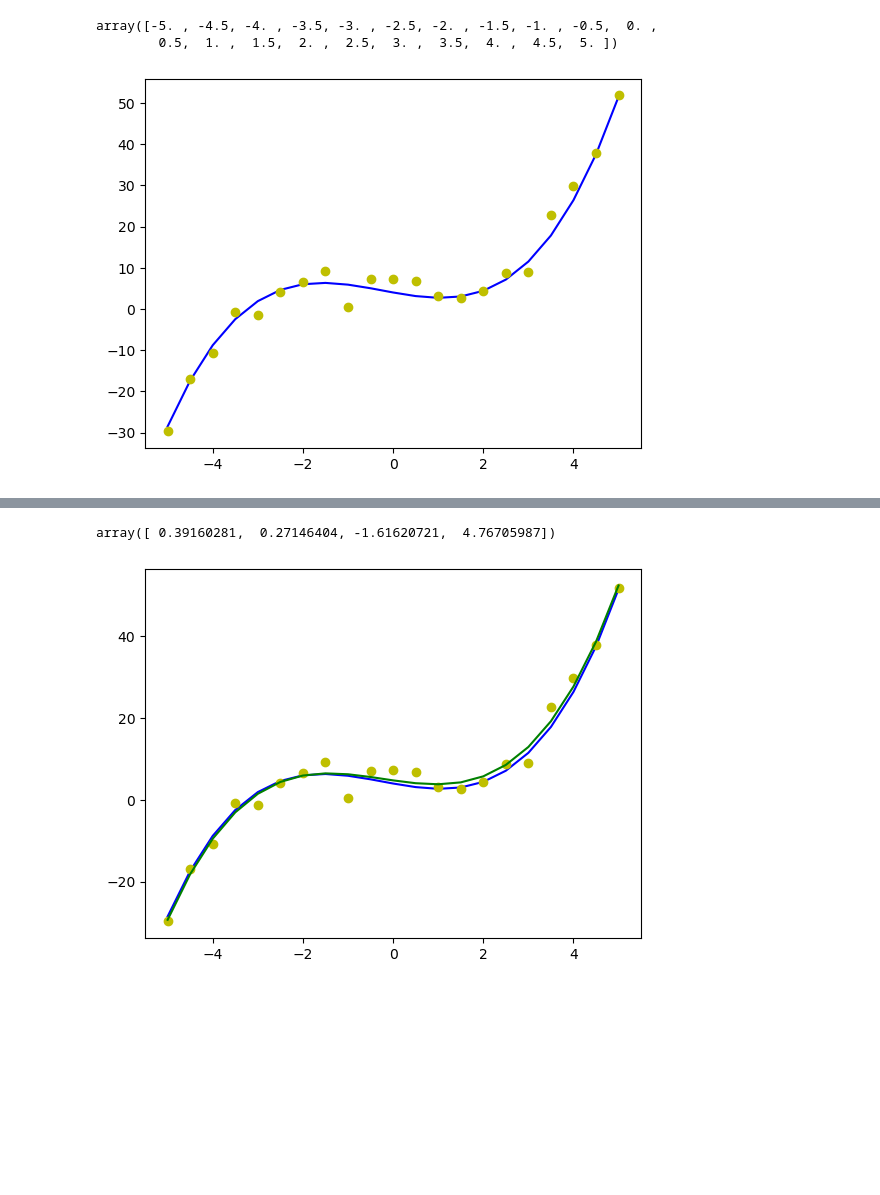
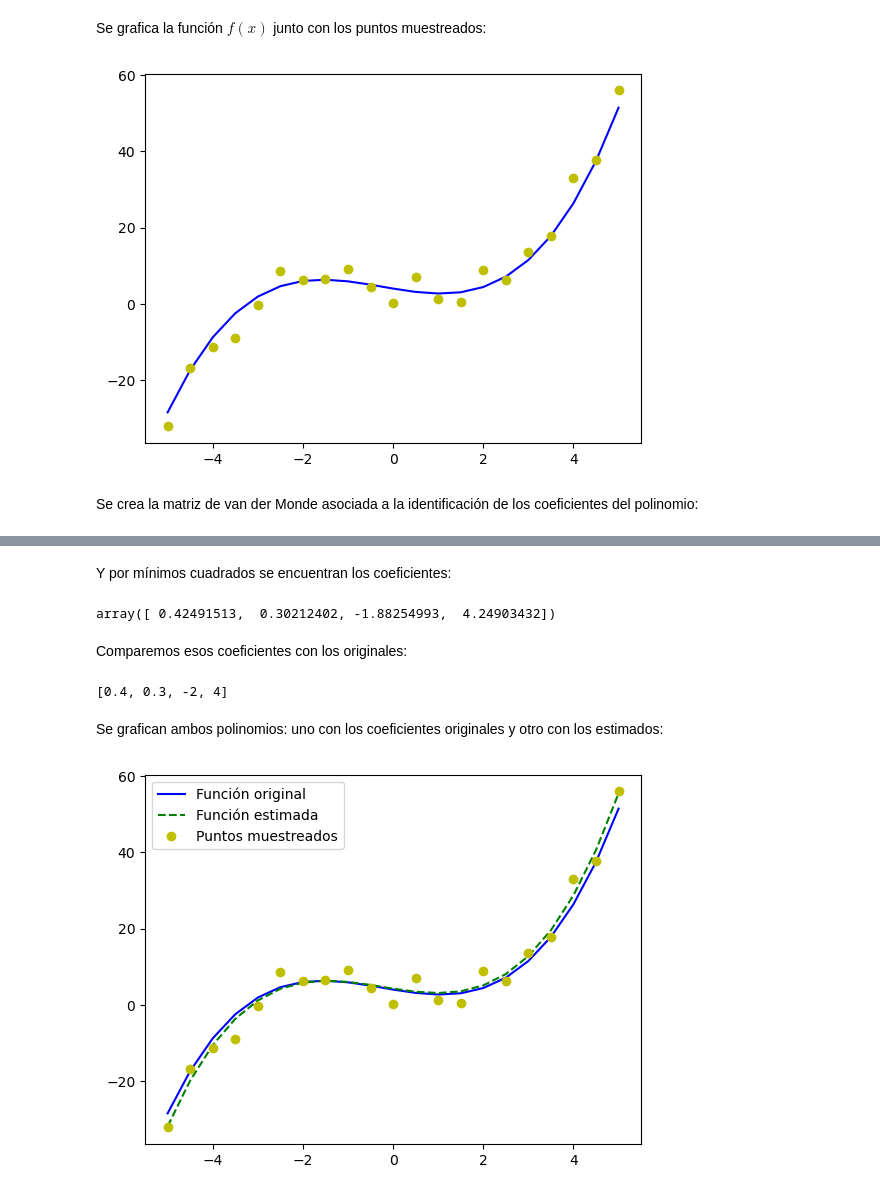
Before and after one commit to diegoandresalvarez/tensorial, a Jupyter notebook: codigo/minimos_cuadrados.ipynb, the cells around one changed output, grey strips where cells are left out. Saved outputs shown, nothing was run; the diff lists cells and outputs as text; code cells hidden in the pictures; blank space fills up the shorter version.

Commit message:
Mínimos cuadrados

```diff
--- a/codigo/minimos_cuadrados.ipynb
+++ b/codigo/minimos_cuadrados.ipynb
@@ -5,0 +8,3 @@ f = lambda x : 0.4*x**3 + 0.3*x**2 - 2*x + 4
+# %%
+coef = [0.4, 0.3, -2, 4]
+f = lambda x, c : c[0]*x**3 + c[1]*x**2 + c[2]*x + c[3]
@@ -6,17 +14,17 @@ f = lambda x : 0.4*x**3 + 0.3*x**2 - 2*x + 4
 # %%
 n = 21
 x = np.linspace(-5, 5, n)
+y = f(x, coef) + 3*np.random.randn(n)
-# %% [output]
-array([-5. , -4.5, -4. , -3.5, -3. , -2.5, -2. , -1.5, -1. , -0.5,  0. ,
-        0.5,  1. ,  1.5,  2. ,  2.5,  3. ,  3.5,  4. ,  4.5,  5. ])
-# %%
-y = f(x) + 3*np.random.randn(n)
+# %% [markdown]
+Se grafica la función $f(x)$ junto con los puntos muestreados:
 # %%
 plt.figure()
-plt.plot(x,f(x),'b-',  x, y, 'yo')
+plt.plot(x,f(x, coef),'b-',  x, y, 'yo')
 plt.show()
 # %% [output]
-[figure, old version]
+[figure, new version]
+# %% [markdown]
+Se crea la matriz de van der Monde asociada a la identificación de los coeficientes del polinomio:
 # %%
 A = np.c_[x**3, x**2, x, np.ones(n)]
 A
@@ -38,8 +46,10 @@ array([[-125.   ,   25.   ,   -5.   ,    1.   ],
        [  64.   ,   16.   ,    4.   ,    1.   ],
        [  91.125,   20.25 ,    4.5  ,    1.   ],
        [ 125.   ,   25.   ,    5.   ,    1.   ]])
+# %% [markdown]
+Y por mínimos cuadrados se encuentran los coeficientes:
 # %%
-coef, _, _, _ = np.linalg.lstsq(A, y, rcond=None)
-coef
+coef_est, _, _, _ = np.linalg.lstsq(A, y, rcond=None)
+coef_est
 # %% [output]
-array([ 0.39160281,  0.27146404, -1.61620721,  4.76705987])
+array([ 0.42491513,  0.30212402, -1.88254993,  4.24903432])
@@ -48,6 +56,17 @@ fest = lambda x, coef : coef[0]*x**3 + coef[1]*x**2 + coef[2]*x + coef[3]
+# %% [markdown]
+Comparemos esos coeficientes con los originales:
+# %%
+coef
+# %% [output]
+[0.4, 0.3, -2, 4]
+# %% [markdown]
+Se grafican ambos polinomios: uno con los coeficientes originales y otro con los estimados:
 # %%
 plt.figure()
-plt.plot(x,f(x),'b-',  x, y, 'yo', x, fest(x, coef), 'g-')
+plt.plot(x, f(x, coef),     'b-',  label='Función original')
+plt.plot(x, f(x, coef_est), 'g--', label='Función estimada')
+plt.plot(x, y,              'yo',  label='Puntos muestreados')
+plt.legend()
 plt.show()
 # %% [output]
-[figure, old version]
+[figure, new version]
```
Also changed, not shown: parts of 5 cells of this notebook.
